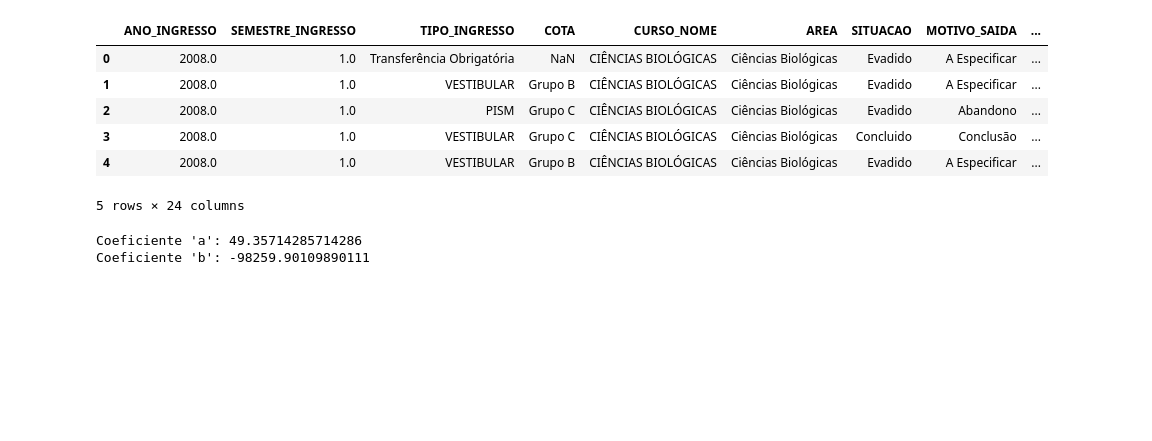
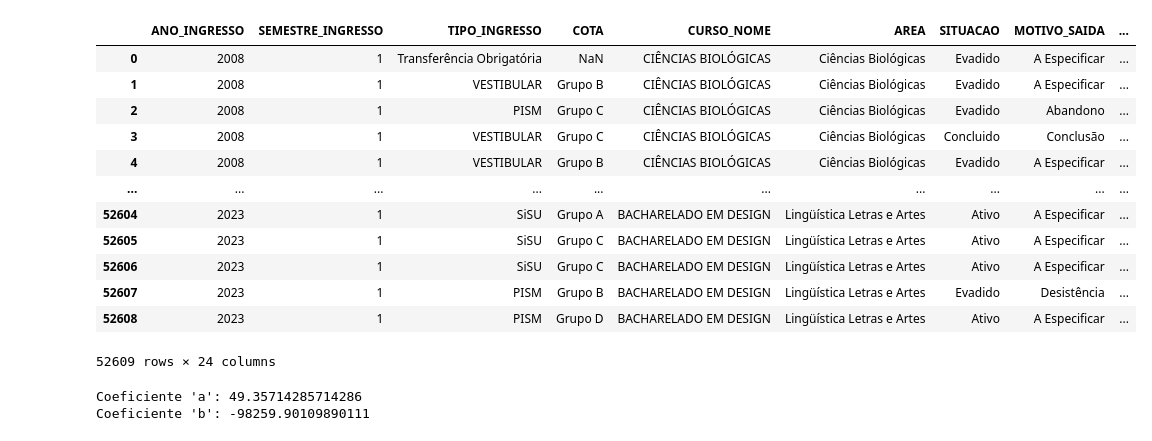
Before and after one commit to heliomacedofilho/projetos-do-bootcamp-analise-de-dados-enap-2023, a Jupyter notebook: analise_da_evasao_estudantil/Dados/Regressão linear.ipynb, the cells around one changed output. Drawn from its saved outputs; the diff is of its cells as text; code cells hidden in the pictures; blank space fills up the shorter version.

```diff
--- a/analise_da_evasao_estudantil/Dados/Regressão linear.ipynb
+++ b/analise_da_evasao_estudantil/Dados/Regressão linear.ipynb
@@ -22,14 +23,20 @@ Index(['ANO_INGRESSO', 'SEMESTRE_INGRESSO', 'TIPO_INGRESSO', 'COTA',
       dtype='object')
 # %%
-df_completo.head()
+df_completo
 # %% [output]
 |  | ANO_INGRESSO | SEMESTRE_INGRESSO | TIPO_INGRESSO | COTA | CURSO_NOME | AREA | SITUACAO | MOTIVO_SAIDA | ... |
-| 0 | 2008.0 | 1.0 | Transferência Obrigatória | NaN | CIÊNCIAS BIOLÓGICAS | Ciências Biológicas | Evadido | A Especificar | ... |
-| 1 | 2008.0 | 1.0 | VESTIBULAR | Grupo B | CIÊNCIAS BIOLÓGICAS | Ciências Biológicas | Evadido | A Especificar | ... |
-| 2 | 2008.0 | 1.0 | PISM | Grupo C | CIÊNCIAS BIOLÓGICAS | Ciências Biológicas | Evadido | Abandono | ... |
-| 3 | 2008.0 | 1.0 | VESTIBULAR | Grupo C | CIÊNCIAS BIOLÓGICAS | Ciências Biológicas | Concluido | Conclusão | ... |
-| 4 | 2008.0 | 1.0 | VESTIBULAR | Grupo B | CIÊNCIAS BIOLÓGICAS | Ciências Biológicas | Evadido | A Especificar | ... |
+| 0 | 2008 | 1 | Transferência Obrigatória | NaN | CIÊNCIAS BIOLÓGICAS | Ciências Biológicas | Evadido | A Especificar | ... |
+| 1 | 2008 | 1 | VESTIBULAR | Grupo B | CIÊNCIAS BIOLÓGICAS | Ciências Biológicas | Evadido | A Especificar | ... |
+| 2 | 2008 | 1 | PISM | Grupo C | CIÊNCIAS BIOLÓGICAS | Ciências Biológicas | Evadido | Abandono | ... |
+| 3 | 2008 | 1 | VESTIBULAR | Grupo C | CIÊNCIAS BIOLÓGICAS | Ciências Biológicas | Concluido | Conclusão | ... |
+| 4 | 2008 | 1 | VESTIBULAR | Grupo B | CIÊNCIAS BIOLÓGICAS | Ciências Biológicas | Evadido | A Especificar | ... |
+| ... | ... | ... | ... | ... | ... | ... | ... | ... | ... |
+| 52604 | 2023 | 1 | SiSU | Grupo A | BACHARELADO EM DESIGN | Lingüística Letras e Artes | Ativo | A Especificar | ... |
+| 52605 | 2023 | 1 | SiSU | Grupo C | BACHARELADO EM DESIGN | Lingüística Letras e Artes | Ativo | A Especificar | ... |
+| 52606 | 2023 | 1 | SiSU | Grupo C | BACHARELADO EM DESIGN | Lingüística Letras e Artes | Ativo | A Especificar | ... |
+| 52607 | 2023 | 1 | PISM | Grupo B | BACHARELADO EM DESIGN | Lingüística Letras e Artes | Evadido | Desistência | ... |
+| 52608 | 2023 | 1 | PISM | Grupo D | BACHARELADO EM DESIGN | Lingüística Letras e Artes | Ativo | A Especificar | ... |
-5 rows × 24 columns
+52609 rows × 24 columns
 # %%
 df_evadidos = df_completo[df_completo['SITUACAO'] == 'Evadido']
 # %%
```
Also changed, not shown: parts of 6 cells of this notebook, 1 other file.
